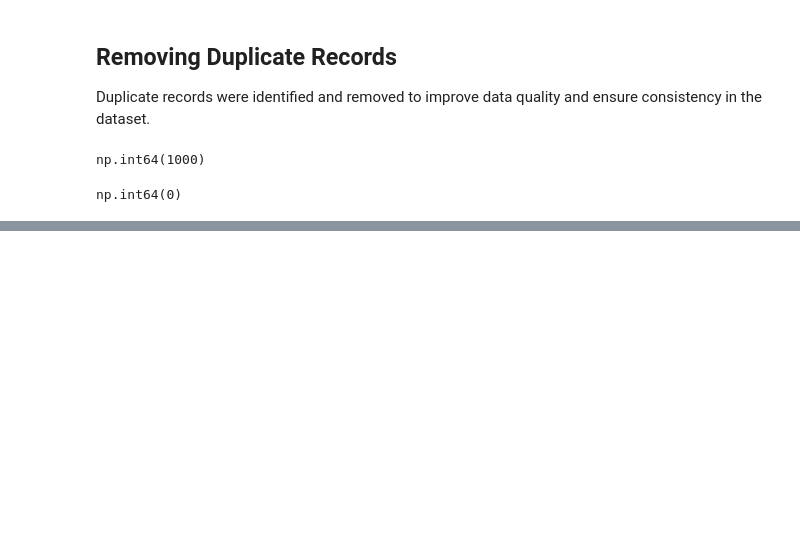
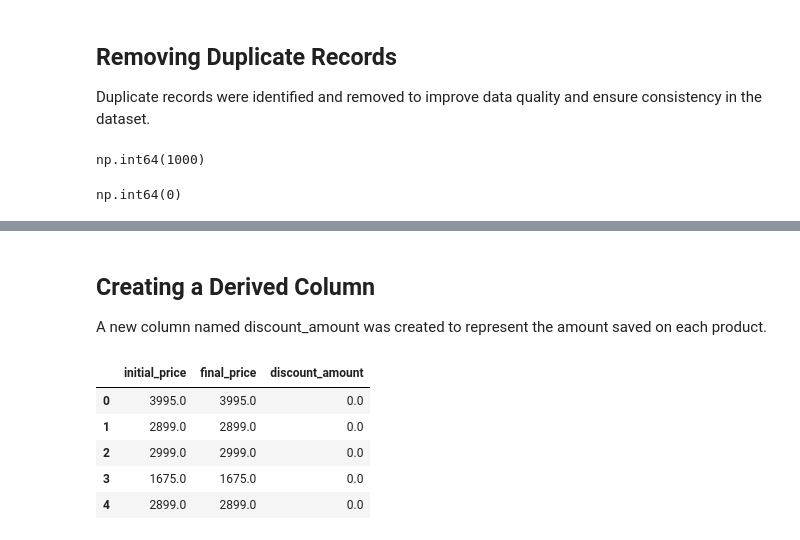
Before and after one commit to AdityaMallick01/celebal-data-engineering-internship, a Jupyter notebook: Week-01-Data-Exploration/notebooks/Shopping_Data_Exploration.ipynb, the cells around one changed output, grey strips where cells are left out. Saved outputs shown, nothing was run; the diff lists cells and outputs as text; code cells hidden in the pictures; blank space fills up the shorter version.

Commit message:
Perform data operations and create derived features

```diff
--- a/Week-01-Data-Exploration/notebooks/Shopping_Data_Exploration.ipynb
+++ b/Week-01-Data-Exploration/notebooks/Shopping_Data_Exploration.ipynb
@@ -213,0 +258,24 @@ np.int64(0)
+# %% [markdown]
+## Creating a Derived Column
+
+A new column named discount_amount was created to represent the amount saved on each product.
+# %%
+combined_df["discount_amount"] = (
+    combined_df["initial_price"]
+    - combined_df["final_price"]
+)
+# %%
+combined_df[
+    [
+        "initial_price",
+        "final_price",
+        "discount_amount"
+    ]
+].head()
+# %% [output]
+|  | initial_price | final_price | discount_amount |
+| 0 | 3995.0 | 3995.0 | 0.0 |
+| 1 | 2899.0 | 2899.0 | 0.0 |
+| 2 | 2999.0 | 2999.0 | 0.0 |
+| 3 | 1675.0 | 1675.0 | 0.0 |
+| 4 | 2899.0 | 2899.0 | 0.0 |
```
Also changed, not shown: parts of 10 cells of this notebook.
